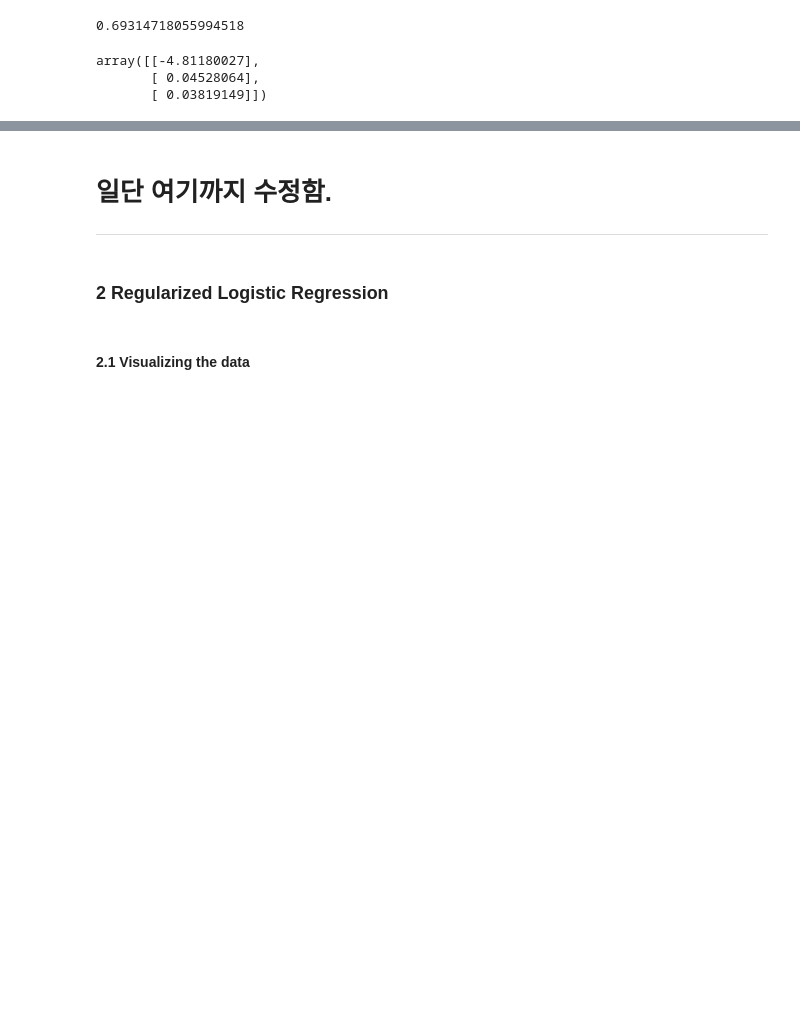
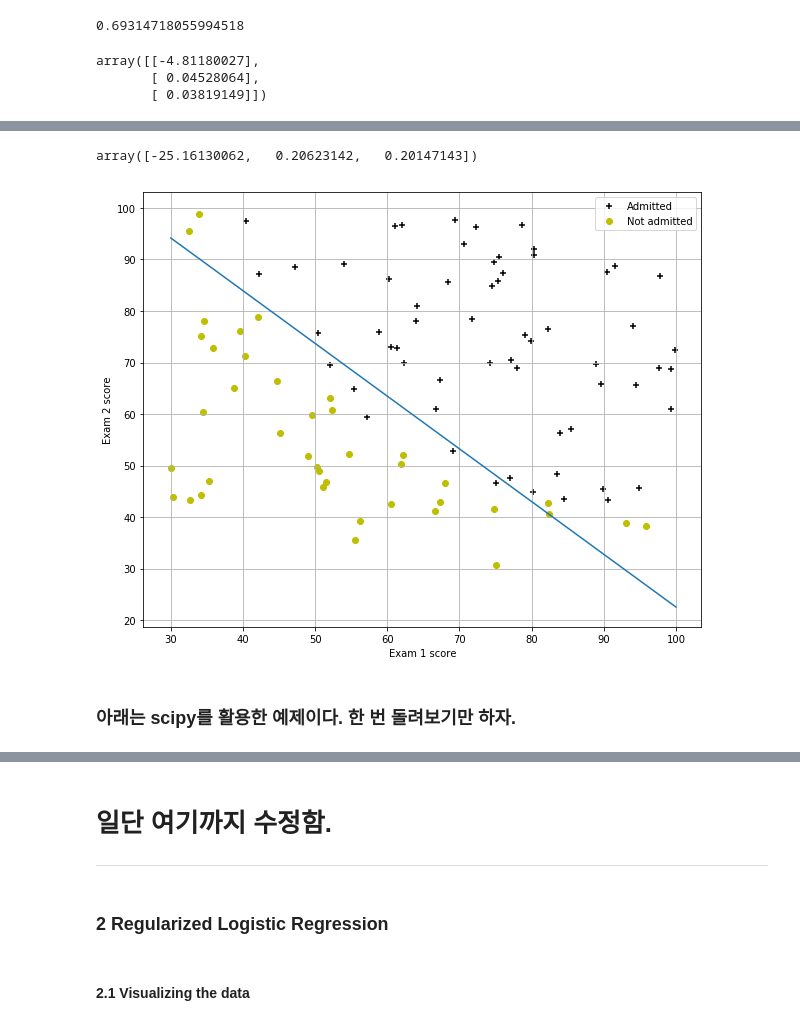
Before and after one commit to kymkh0902/studyroom, a Jupyter notebook: Lecture/Machine learning/Code/ex2/ex2 _answer.ipynb, the cells around one changed output, grey strips where cells are left out. Saved outputs shown, nothing was run; the diff lists cells and outputs as text; code cells hidden in the pictures; blank space fills up the shorter version.

```diff
--- a/Lecture/Machine learning/Code/ex2/ex2 _answer.ipynb
+++ b/Lecture/Machine learning/Code/ex2/ex2 _answer.ipynb
@@ -124,3 +133,31 @@ plt.show()
+# %%
+# theta값 확인
+theta
+# %% [output]
+array([-25.16130062,   0.20623142,   0.20147143])
+# %%
+# x1값 주어지고 구한 theta를 이용해서 x2값 구하기.
+x1 = np.linspace(30, 100, 1000)
+theta0 = theta[0]
+theta1 = theta[1]
+theta2 = theta[2]
+x2 = -(theta0 + theta1 * x1) / theta2
+# %%
+# 그래프 그려보자.
+def plotData2():
+    plt.scatter(pos[:,1],pos[:,2], c='k', marker='+', label='Admitted')
+    plt.scatter(neg[:,1],neg[:,2], c='y', marker='o',label='Not admitted')
+    plt.plot(x1, x2)
+    plt.xlabel('Exam 1 score')
+    plt.ylabel('Exam 2 score')
+    plt.legend()
+    plt.grid()
+
+plotData2()
+# %% [output]
+[figure, added]
+# %% [markdown]
+### 아래는 scipy를 활용한 예제이다. 한 번 돌려보기만 하자.
 # %%
 #An alternative to OCTAVE's 'fminunc' we'll use some scipy.optimize function, "fmin"
 #Note "fmin" does not need to be told explicitly the derivative terms
```
Also changed, not shown: parts of 16 cells of this notebook.
